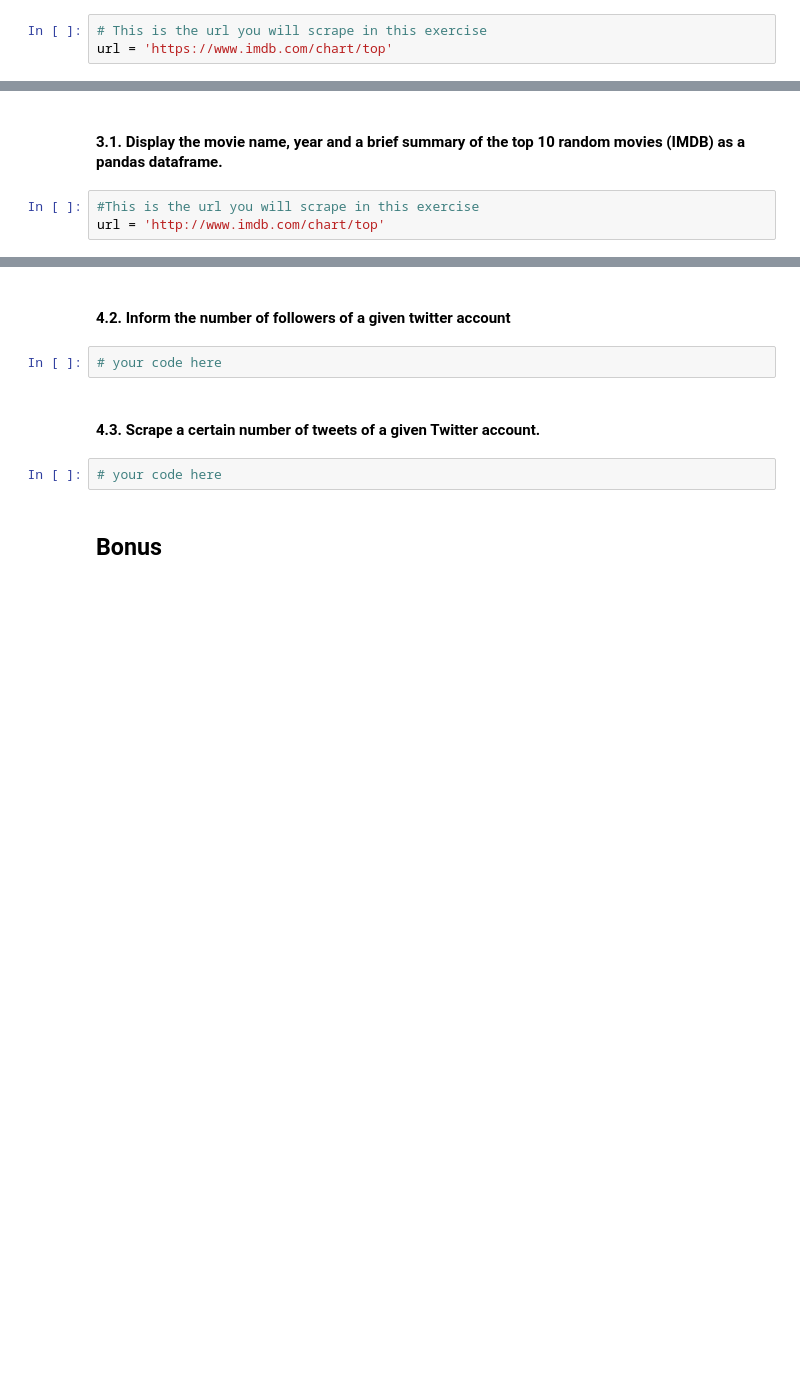
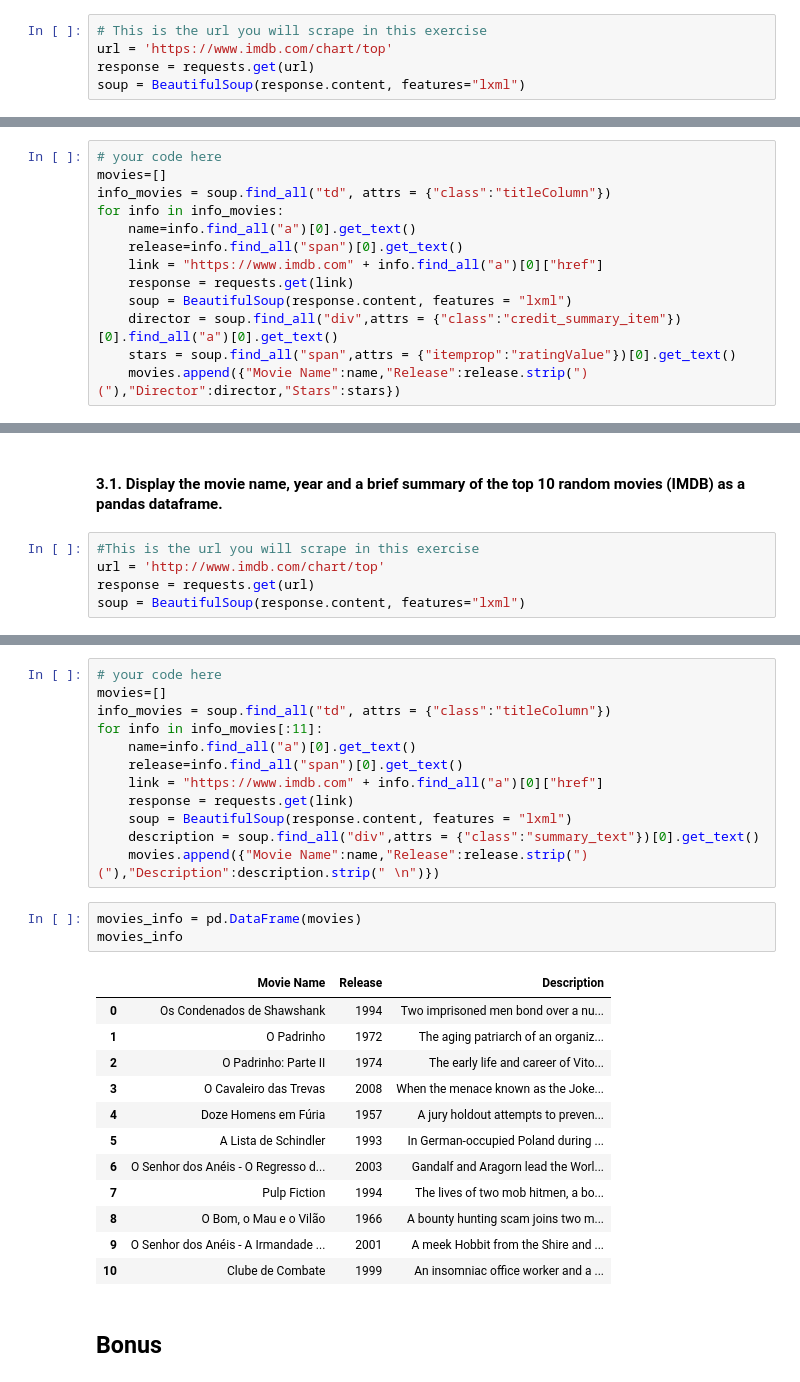
Before and after one commit to ta-data-lis/lab-web-scraping, a Jupyter notebook: your-code/main.ipynb, the cells around one changed output, grey strips where cells are left out. Saved outputs shown, nothing was run; the diff lists cells and outputs as text; blank space fills up the shorter version.

```diff
--- a/your-code/main.ipynb
+++ b/your-code/main.ipynb
@@ -120,3 +352,5 @@ url = 'https://en.wikipedia.org/wiki/List_of_languages_by_number_of_native_speak
 # %%
 # This is the url you will scrape in this exercise
 url = 'https://www.imdb.com/chart/top'
+response = requests.get(url)
+soup = BeautifulSoup(response.content, features="lxml")
@@ -124,0 +357,13 @@ url = 'https://www.imdb.com/chart/top'
+# %%
+# your code here
+movies=[]
+info_movies = soup.find_all("td", attrs = {"class":"titleColumn"})
+for info in info_movies:
+    name=info.find_all("a")[0].get_text()
+    release=info.find_all("span")[0].get_text()
+    link = "https://www.imdb.com" + info.find_all("a")[0]["href"]
+    response = requests.get(link)
+    soup = BeautifulSoup(response.content, features = "lxml")
+    director = soup.find_all("div",attrs = {"class":"credit_summary_item"})[0].find_all("a")[0].get_text()
+    stars = soup.find_all("span",attrs = {"itemprop":"ratingValue"})[0].get_text()
+    movies.append({"Movie Name":name,"Release":release.strip(")("),"Director":director,"Stars":stars})
@@ -127,3 +382,5 @@ url = 'https://www.imdb.com/chart/top'
 # %%
 #This is the url you will scrape in this exercise
 url = 'http://www.imdb.com/chart/top'
+response = requests.get(url)
+soup = BeautifulSoup(response.content, features="lxml")
@@ -146,11 +387,31 @@ url = 'https://twitter.com/'
-# %% [markdown]
-#### 4.2. Inform the number of followers of a given twitter account
-# %%
-# your code here
-# %% [markdown]
-#### 4.3. Scrape a certain number of tweets of a given Twitter account.
-# %%
-# your code here
+# %%
+# your code here
+movies=[]
+info_movies = soup.find_all("td", attrs = {"class":"titleColumn"})
+for info in info_movies[:11]:
+    name=info.find_all("a")[0].get_text()
+    release=info.find_all("span")[0].get_text()
+    link = "https://www.imdb.com" + info.find_all("a")[0]["href"]
+    response = requests.get(link)
+    soup = BeautifulSoup(response.content, features = "lxml")
+    description = soup.find_all("div",attrs = {"class":"summary_text"})[0].get_text()
+    movies.append({"Movie Name":name,"Release":release.strip(")("),"Description":description.strip(" \n")})
+# %%
+movies_info = pd.DataFrame(movies)
+movies_info
+# %% [output]
+|  | Movie Name | Release | Description |
+| 0 | Os Condenados de Shawshank | 1994 | Two imprisoned men bond over a nu... |
+| 1 | O Padrinho | 1972 | The aging patriarch of an organiz... |
+| 2 | O Padrinho: Parte II | 1974 | The early life and career of Vito... |
+| 3 | O Cavaleiro das Trevas | 2008 | When the menace known as the Joke... |
+| 4 | Doze Homens em Fúria | 1957 | A jury holdout attempts to preven... |
+| 5 | A Lista de Schindler | 1993 | In German-occupied Poland during ... |
+| 6 | O Senhor dos Anéis - O Regresso d... | 2003 | Gandalf and Aragorn lead the Worl... |
+| 7 | Pulp Fiction | 1994 | The lives of two mob hitmen, a bo... |
+| 8 | O Bom, o Mau e o Vilão | 1966 | A bounty hunting scam joins two m... |
+| 9 | O Senhor dos Anéis - A Irmandade ... | 2001 | A meek Hobbit from the Shire and ... |
+| 10 | Clube de Combate | 1999 | An insomniac office worker and a ... |
 # %% [markdown]
 ## Bonus
 # %% [markdown]
```
Also changed, not shown: parts of 29 cells of this notebook.
